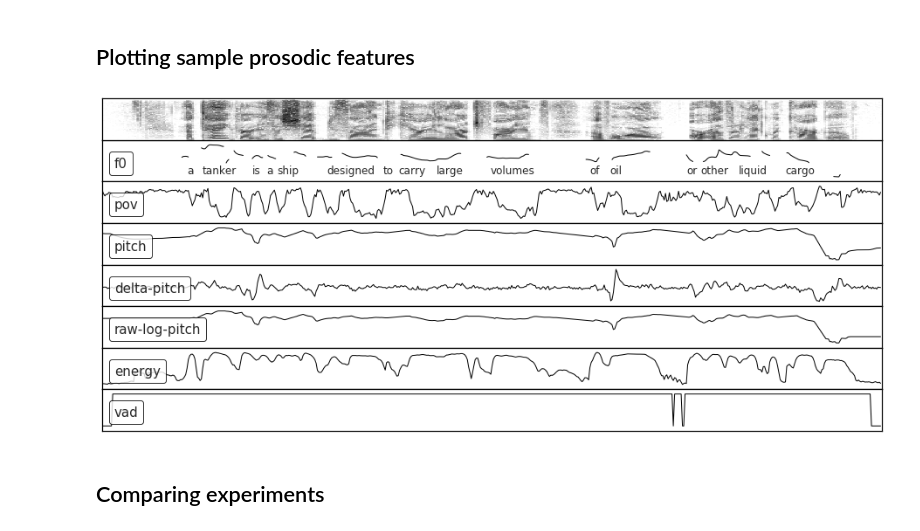
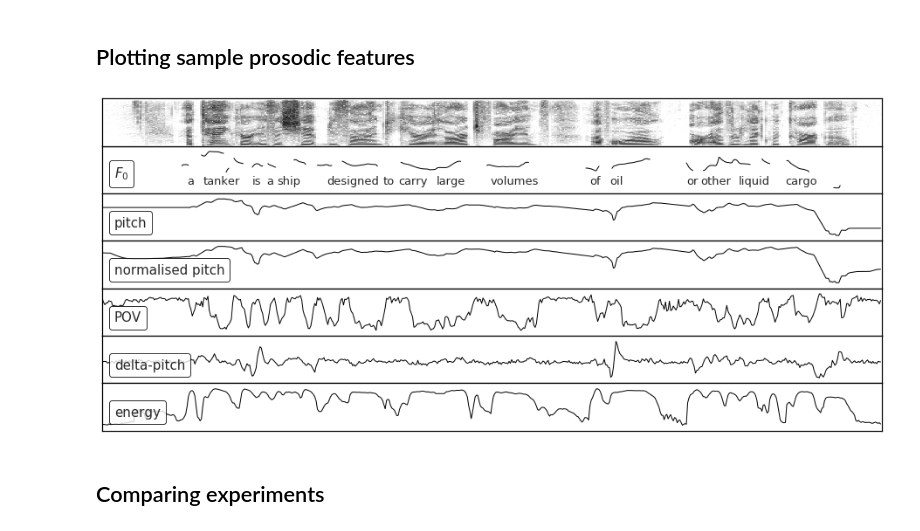
Before and after one commit to samsucik/prosodic-lid-globalphone-dissertation, a Jupyter notebook: graphing/Graphing.ipynb, the cells around one changed output. Cells and saved outputs as stored; diff of their text form; code cells hidden in the pictures.

```diff
--- a/graphing/Graphing.ipynb
+++ b/graphing/Graphing.ipynb
@@ -44,7 +41,10 @@ def draw_spectrogram(spectrogram, ax, fig, dynamic_range=70):
 # %%
 df = pd.read_csv("data/feats_LDC93S6A")
 snd = parselmouth.Sound("data/LDC93S6A.wav")
+# pov,pitch,delta-pitch,raw-log-pitch,energy,vad
 columns = list(df.columns)
+columns = ["raw-log-pitch", "pitch", "pov", "delta-pitch", "energy"]
+labels = ["pitch", "normalised pitch", "POV", "delta-pitch", "energy"]
 n_rows = len(columns) + 2
 n_frames = df.shape[0]
 colour = "black"
@@ -72,7 +72,7 @@ pitch_values[pitch_values==0] = np.nan
 data_line =[{
             "values": pitch_values,
             "xs": range(len(pitch_values)),
-            "label": "f0",
+            "label": "$F_0$",
             "colour": colour,
             "symbol": "."
         }]
@@ -87,40 +87,41 @@ graphing.plot_linear(data_line, use_legend=True, legend_loc=3, fig=fig, drawLege
 
 # Prosodic features + VAD
 for i, col in enumerate(columns):
+    label = labels[i]
     data_line =[{
             "values": df[col],
             "xs": df.index,
-            "label": col,
+            "label": label,
             "colour": colour,
             "symbol": "."
         }]
     maximum = df[col].max()
     minimum = df[col].min()
     val_range = maximum - minimum
     ymax = maximum + v_margin*val_range
     ymin = minimum - v_margin*val_range
 
     ax = axs[i+2]
     fig = graphing.plot_linear(data_line, use_legend=True, legend_loc=3, fig=fig, drawLegendLines=False,
                       ax=ax, linewidth=1.0, markersize=0, tight_layout=False, ymin=ymin, ymax=ymax)
 
 # Disable axis ticks
 for ax in axs:
     ax.get_yaxis().set_visible(False)
     ax.get_xaxis().set_visible(False)
     ax.set_xlim(left=0, right=n_frames)
 
 # Word annotation
 words = ["a", "tanker", "is", "a", "ship", "designed", "to", "carry",
          "large", "volumes", "of", "oil", "or", "other", "liquid", "cargo"]
 word_points = [65, 77, 115, 126, 134, 172, 215, 227, 256, 298, 374, 389, 448, 459, 488, 524]
 for word, x in zip(words, word_points):
-    axs[1].text(x, 100, word, fontsize=12)
+    axs[1].text(x, 100, word, fontsize=13)
 
 plt.show()
 graphing.save_fig(fig, name="prosody_sample")
 # %% [output]
-[figure, old version]
+[figure, new version]
 # %% [markdown]
 ## Comparing experiments
 # %%
```
Also changed, not shown: parts of 1 cell of this notebook, 7 other files.
